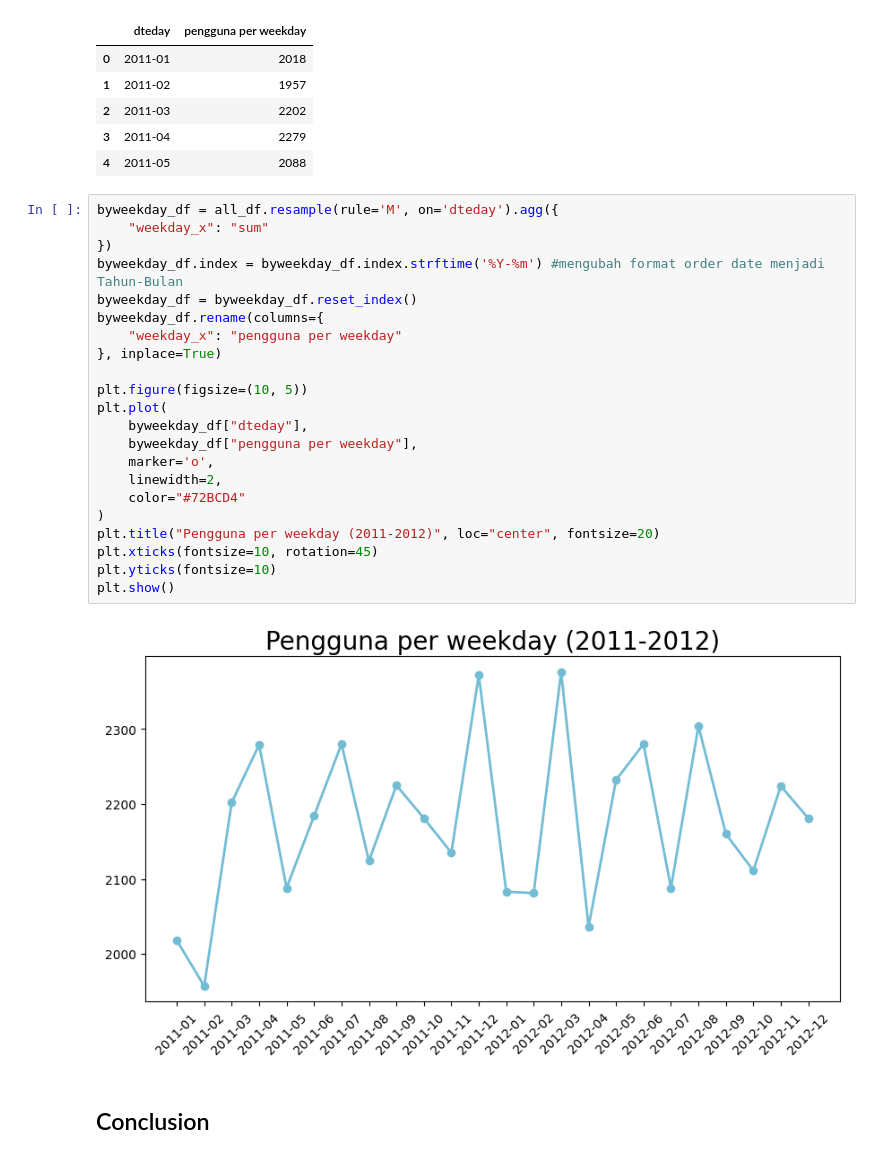
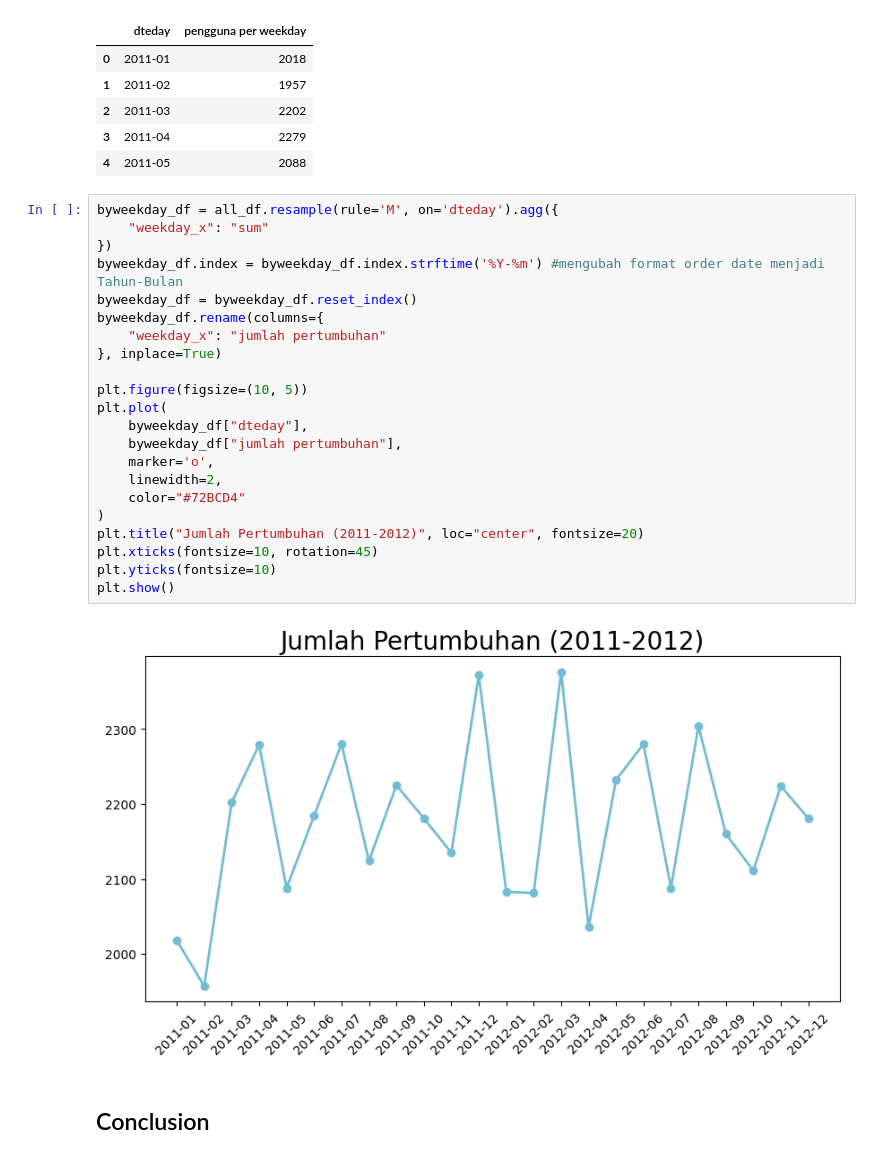
Before and after one commit to ilhamarifinsamsul/final-project-analisis-data, a Jupyter notebook: notebook.ipynb, the cells around one changed output. Cells and saved outputs as stored; diff of their text form.

```diff
--- a/notebook.ipynb
+++ b/notebook.ipynb
@@ -603,27 +547,27 @@ byweekday_df.head()
 # %%
 byweekday_df = all_df.resample(rule='M', on='dteday').agg({
     "weekday_x": "sum"
 })
 byweekday_df.index = byweekday_df.index.strftime('%Y-%m') #mengubah format order date menjadi Tahun-Bulan
 byweekday_df = byweekday_df.reset_index()
 byweekday_df.rename(columns={
-    "weekday_x": "pengguna per weekday"
+    "weekday_x": "jumlah pertumbuhan"
 }, inplace=True)
 
 plt.figure(figsize=(10, 5))
 plt.plot(
     byweekday_df["dteday"],
-    byweekday_df["pengguna per weekday"],
+    byweekday_df["jumlah pertumbuhan"],
     marker='o',
     linewidth=2,
     color="#72BCD4"
 )
-plt.title("Pengguna per weekday (2011-2012)", loc="center", fontsize=20)
+plt.title("Jumlah Pertumbuhan (2011-2012)", loc="center", fontsize=20)
 plt.xticks(fontsize=10, rotation=45)
 plt.yticks(fontsize=10)
 plt.show()
 # %% [output]
-[figure, old version]
+[figure, new version]
 # %% [markdown]
 ## Conclusion
 # %% [markdown]
```
Also changed, not shown: parts of 11 cells of this notebook, 1 other file.
